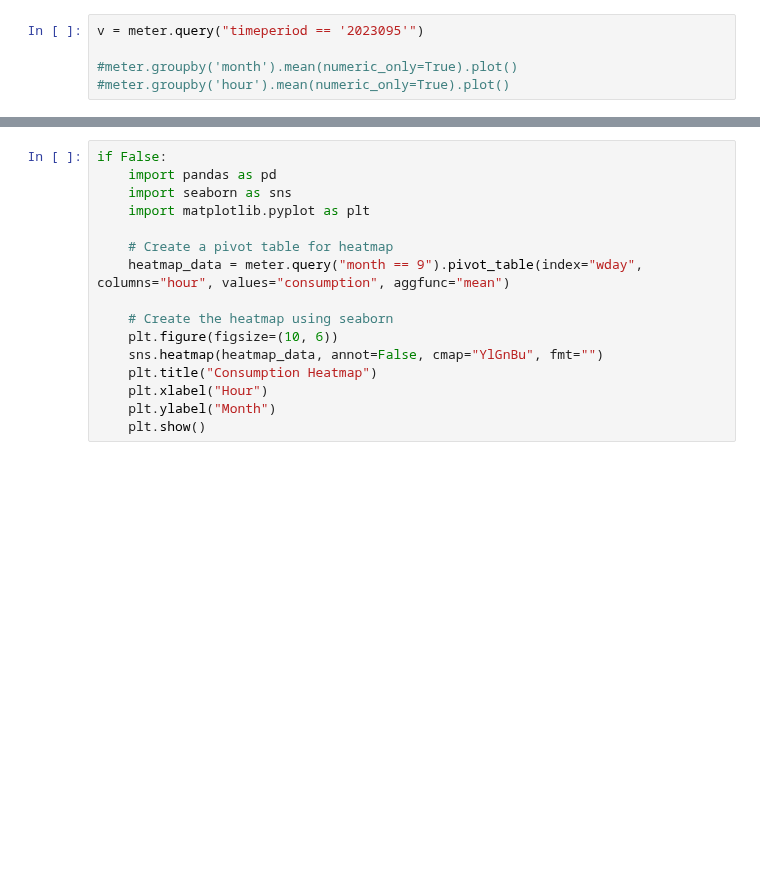
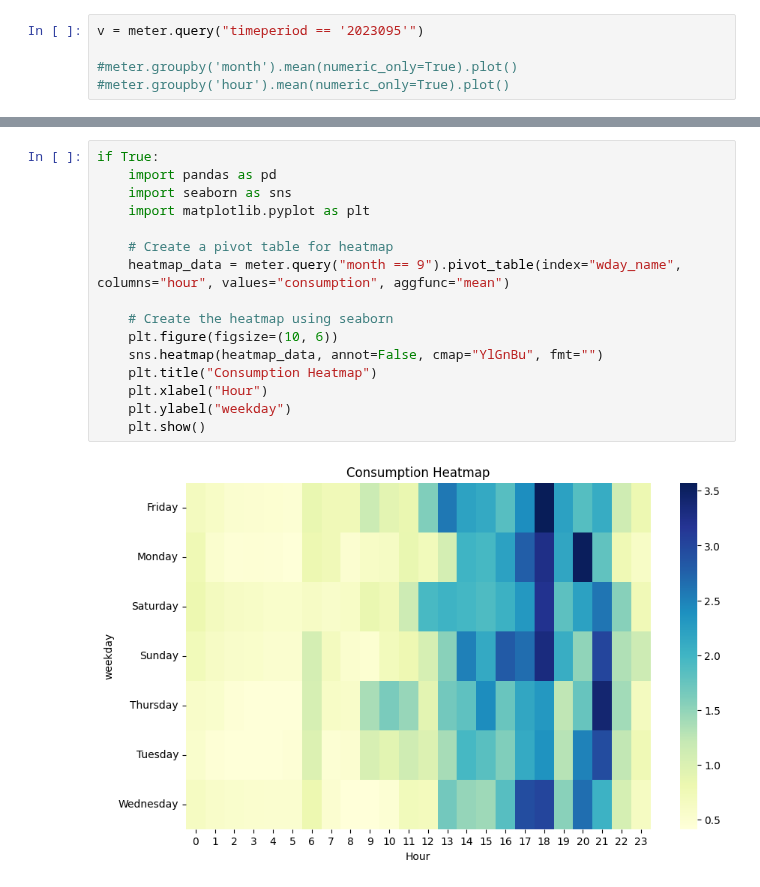
Before and after one commit to dpelleg/notebooks, a Jupyter notebook: electric-meter/electric-meter.ipynb, the cells around one changed output, grey strips where cells are left out. Cells and saved outputs as stored; diff of their text form; blank space fills up the shorter version.

```diff
--- a/electric-meter/electric-meter.ipynb
+++ b/electric-meter/electric-meter.ipynb
@@ -41,16 +61,18 @@ v = meter.query("timeperiod == '2023095'")
 # %%
-if False:
+if True:
     import pandas as pd
     import seaborn as sns
     import matplotlib.pyplot as plt
 
     # Create a pivot table for heatmap
-    heatmap_data = meter.query("month == 9").pivot_table(index="wday", columns="hour", values="consumption", aggfunc="mean")
+    heatmap_data = meter.query("month == 9").pivot_table(index="wday_name", columns="hour", values="consumption", aggfunc="mean")
 
     # Create the heatmap using seaborn
     plt.figure(figsize=(10, 6))
     sns.heatmap(heatmap_data, annot=False, cmap="YlGnBu", fmt="")
     plt.title("Consumption Heatmap")
     plt.xlabel("Hour")
-    plt.ylabel("Month")
+    plt.ylabel("weekday")
     plt.show()
+# %% [output]
+[figure, added]
```
Also changed, not shown: parts of 4 cells of this notebook, 2 other files.
